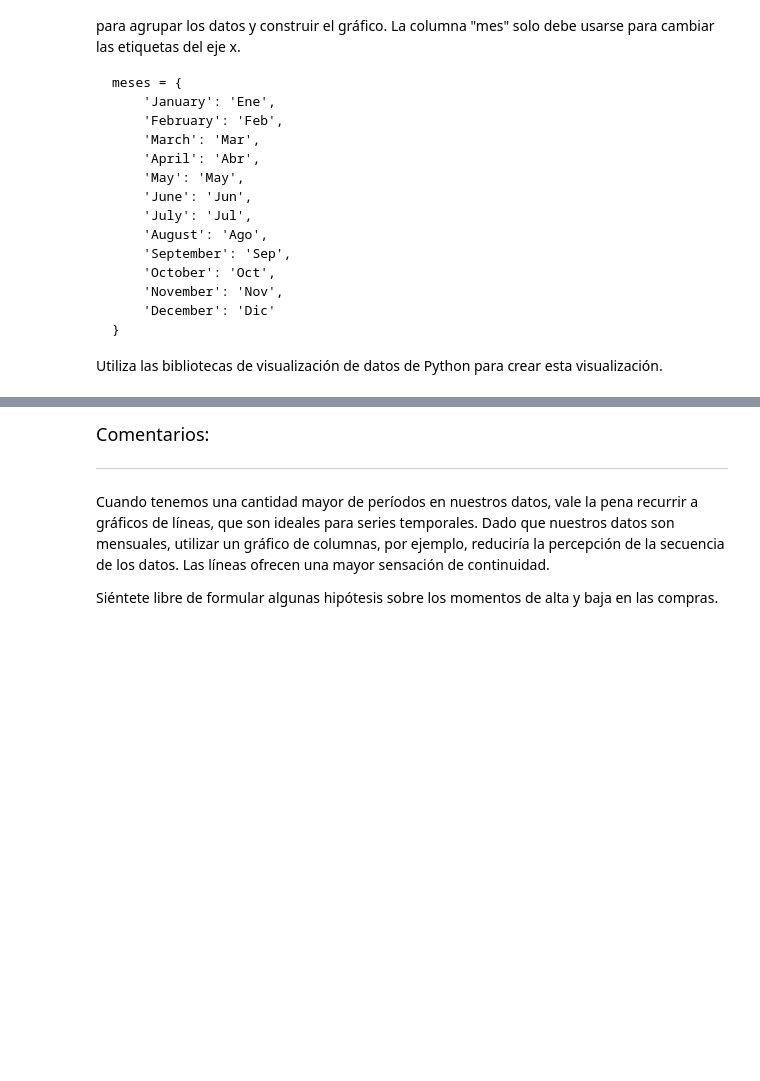
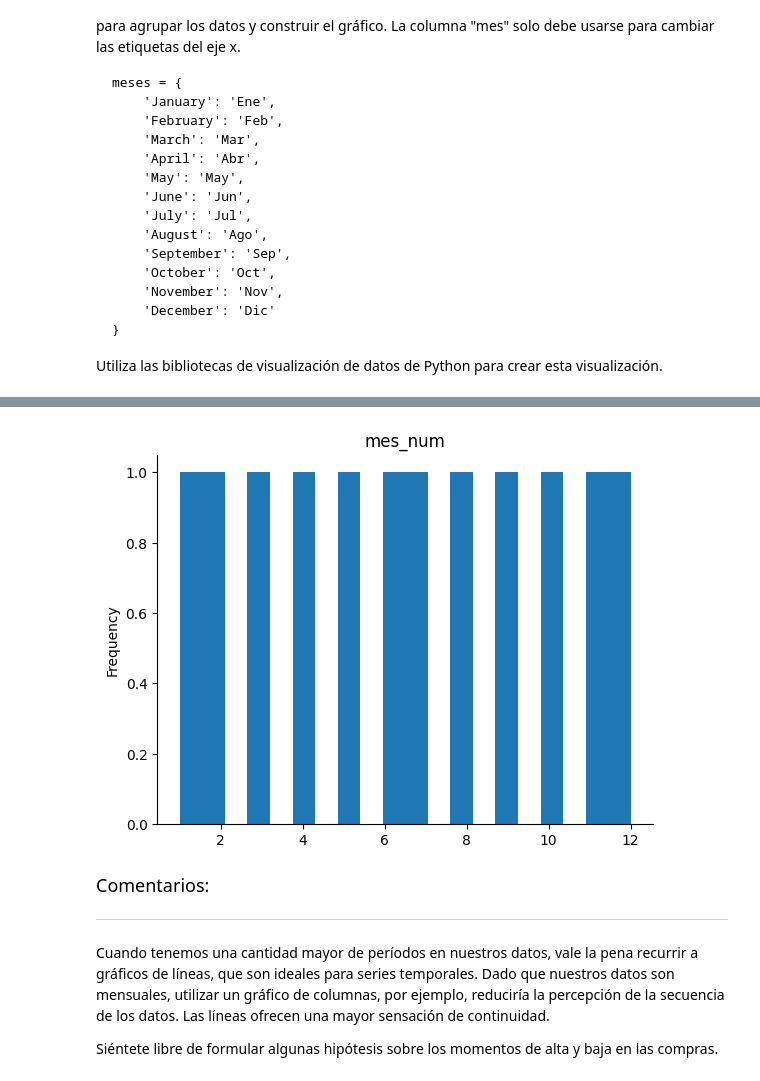
Before and after one commit to idabelZone/2192-practicando-python-bucles-for-y-while-, a Jupyter notebook: IA_aplicada_a_ciencia_de_datos.ipynb, the cells around one changed output, grey strips where cells are left out. Cells and saved outputs as stored; diff of their text form; code cells hidden in the pictures; blank space fills up the shorter version.

```diff
--- a/IA_aplicada_a_ciencia_de_datos.ipynb
+++ b/IA_aplicada_a_ciencia_de_datos.ipynb
@@ -249,3 +791,27 @@ meses = {
 
 
 Utiliza las bibliotecas de visualización de datos de Python para crear esta visualización.
+# %%
+import pandas as pd
+
+# Agrupar facturación por mes
+ventas_mensuales = (
+    df_unificado
+    .groupby(df_unificado['fecha'].dt.month)['facturacion']
+    .sum()
+    .reset_index()
+)
+
+ventas_mensuales.columns = ['mes_num', 'facturacion']
+# %%
+# Diccionario de meses
+meses = {
+    1: 'Enero', 2: 'Febrero', 3: 'Marzo', 4: 'Abril',
+    5: 'Mayo', 6: 'Junio', 7: 'Julio', 8: 'Agosto',
+    9: 'Septiembre', 10: 'Octubre', 11: 'Noviembre', 12: 'Diciembre'
+}
+
+# Crear columna solo para etiquetas
+ventas_mensuales['mes'] = ventas_mensuales['mes_num'].map(meses)
+
+ventas_mensuales
@@ -252,3 +885,9 @@ Utiliza las bibliotecas de visualización de datos de Python para crear esta vis
+# %%
+from matplotlib import pyplot as plt
+ventas_mensuales['mes_num'].plot(kind='hist', bins=20, title='mes_num')
+plt.gca().spines[['top', 'right',]].set_visible(False)
+# %% [output]
+[figure, added]
 # %% [markdown]
 <font color="7b71ff" size=4> Comentarios: </font>
 
```
Also changed, not shown: parts of 33 cells of this notebook.
